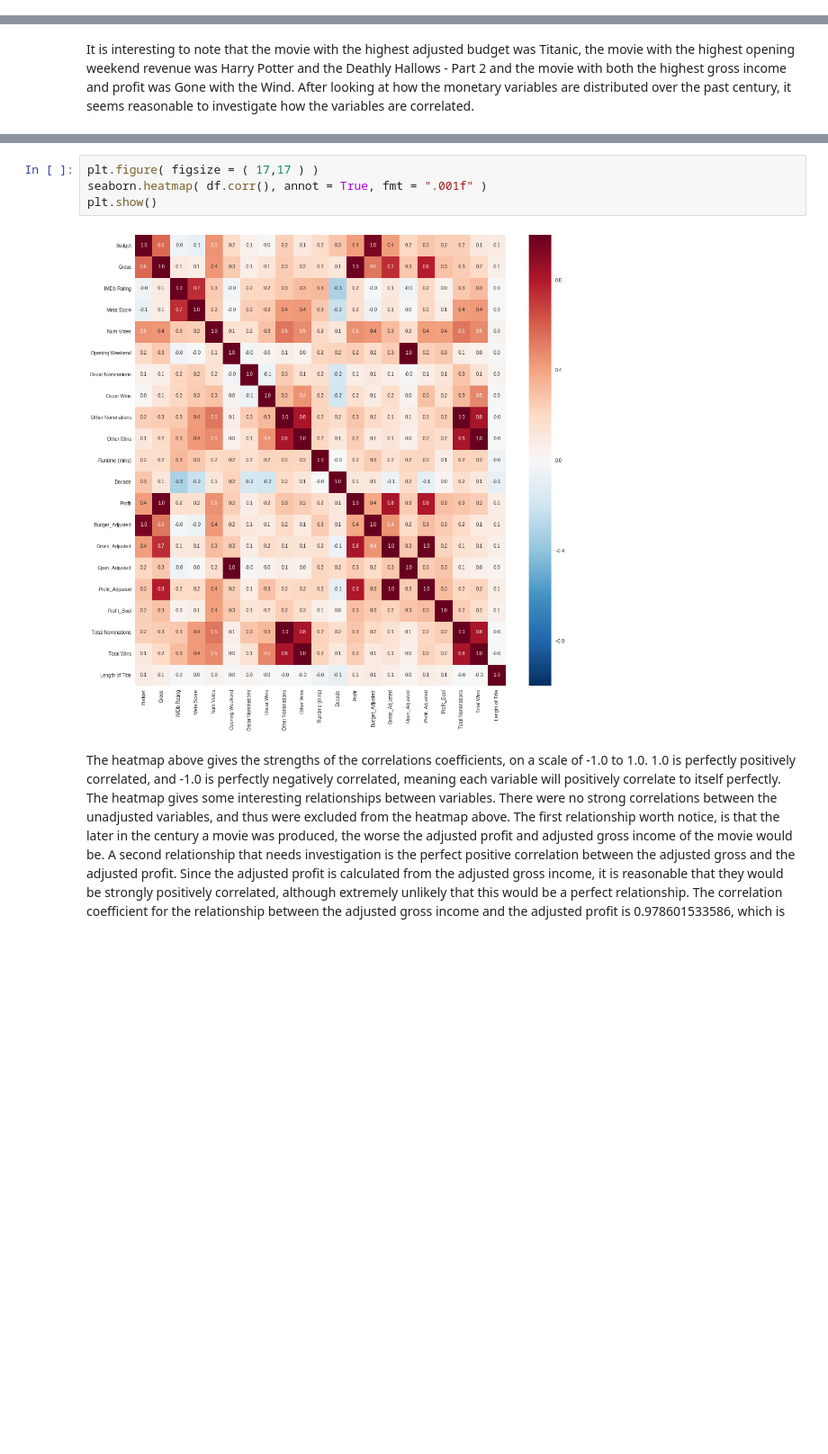
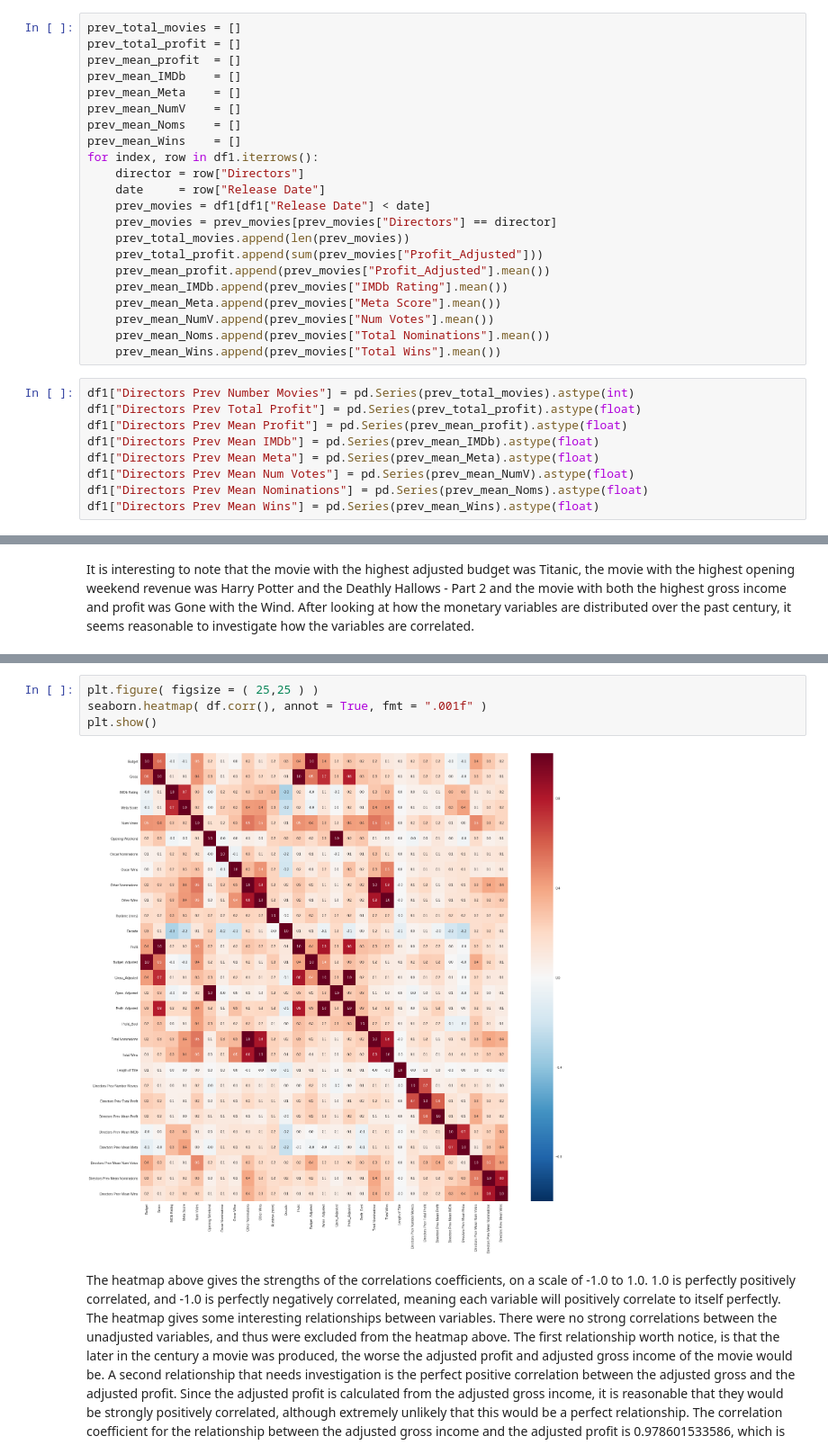
Before and after one commit to brookemosby/Movies, a Jupyter notebook: Jarvis_Project.ipynb, the cells around one changed output, grey strips where cells are left out. Shown at 90% size. Cells and saved outputs as stored; diff of their text form; blank space fills up the shorter version.

Commit message:
added alot of data to dataframe about Directors previous movie stats

```diff
--- a/Jarvis_Project.ipynb
+++ b/Jarvis_Project.ipynb
@@ -420,6 +420,37 @@ df1['Runtime (mins)'] = df1['Runtime (mins)'].astype('float')
 df1["Total Nominations"] = df1['Oscar Nominations'] + df1["Other Nominations"]
 df1["Total Wins"] = df1["Oscar Wins"]+df1["Other Wins"]
 df1["Length of Title"] = df1["Title"].apply( lambda x: len(x))
+# %%
+prev_total_movies = []
+prev_total_profit = []
+prev_mean_profit  = []
+prev_mean_IMDb    = []
+prev_mean_Meta    = []
+prev_mean_NumV    = []
+prev_mean_Noms    = []
+prev_mean_Wins    = []
+for index, row in df1.iterrows():
+    director = row["Directors"]
+    date     = row["Release Date"]
+    prev_movies = df1[df1["Release Date"] < date]
+    prev_movies = prev_movies[prev_movies["Directors"] == director]
+    prev_total_movies.append(len(prev_movies))
+    prev_total_profit.append(sum(prev_movies["Profit_Adjusted"]))
+    prev_mean_profit.append(prev_movies["Profit_Adjusted"].mean())
+    prev_mean_IMDb.append(prev_movies["IMDb Rating"].mean())
+    prev_mean_Meta.append(prev_movies["Meta Score"].mean())
+    prev_mean_NumV.append(prev_movies["Num Votes"].mean())
+    prev_mean_Noms.append(prev_movies["Total Nominations"].mean())
+    prev_mean_Wins.append(prev_movies["Total Wins"].mean())
+# %%
+df1["Directors Prev Number Movies"] = pd.Series(prev_total_movies).astype(int)
+df1["Directors Prev Total Profit"] = pd.Series(prev_total_profit).astype(float)
+df1["Directors Prev Mean Profit"] = pd.Series(prev_mean_profit).astype(float)
+df1["Directors Prev Mean IMDb"] = pd.Series(prev_mean_IMDb).astype(float)
+df1["Directors Prev Mean Meta"] = pd.Series(prev_mean_Meta).astype(float)
+df1["Directors Prev Mean Num Votes"] = pd.Series(prev_mean_NumV).astype(float)
+df1["Directors Prev Mean Nominations"] = pd.Series(prev_mean_Noms).astype(float)
+df1["Directors Prev Mean Wins"] = pd.Series(prev_mean_Wins).astype(float)
 # %%
 df1.to_csv( "Result_Data/total_engineered.csv" )
 # %%
@@ -491,7 +543,7 @@ It is interesting to note that the movie with the highest adjusted budget was Ti
 # %%
-plt.figure( figsize = ( 17,17 ) )
+plt.figure( figsize = ( 25,25 ) )
 seaborn.heatmap( df.corr(), annot = True, fmt = ".001f" )
 plt.show()
 # %% [output]
-[figure, old version]
+[figure, new version]
 # %% [markdown]
```
Also changed, not shown: parts of 2 cells of this notebook, 1 other file.
